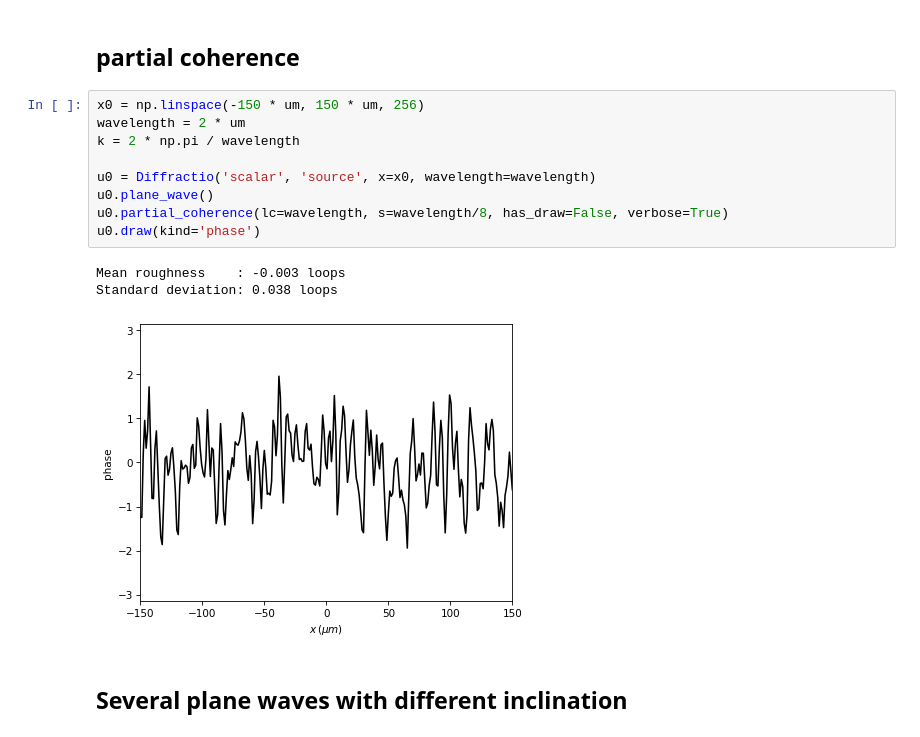
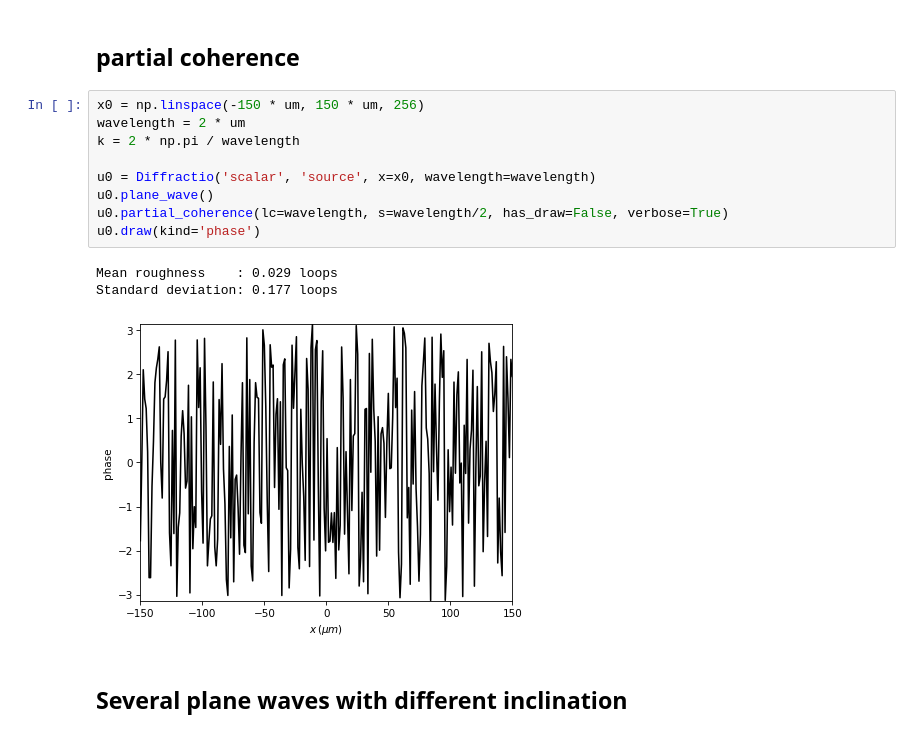
Before and after one commit to optbrea/diffractio, a Jupyter notebook: docs/source/tutorial_scalar/scalar_X/sources_x.ipynb, the cells around one changed output. Drawn from its saved outputs; the diff is of its cells as text.

Commit message:
examples partial coherence

```diff
--- a/docs/source/tutorial_scalar/scalar_X/sources_x.ipynb
+++ b/docs/source/tutorial_scalar/scalar_X/sources_x.ipynb
@@ -96,16 +96,16 @@ uxz.draw(kind="intensity", logarithm = 1e1)
 # %%
 x0 = np.linspace(-150 * um, 150 * um, 256)
 wavelength = 2 * um
 k = 2 * np.pi / wavelength
 
 u0 = Diffractio('scalar', 'source', x=x0, wavelength=wavelength)
 u0.plane_wave()
-u0.partial_coherence(lc=wavelength, s=wavelength/8, has_draw=False, verbose=True)
+u0.partial_coherence(lc=wavelength, s=wavelength/2, has_draw=False, verbose=True)
 u0.draw(kind='phase')
 # %% [output]
-Mean roughness    : -0.003 loops
-Standard deviation: 0.038 loops
+Mean roughness    : 0.029 loops
+Standard deviation: 0.177 loops
-[figure, old version]
+[figure, new version]
 # %% [markdown]
 ## Several plane waves with different inclination
 # %%
```
Also changed, not shown: parts of 8 cells of this notebook, 3 other files.
